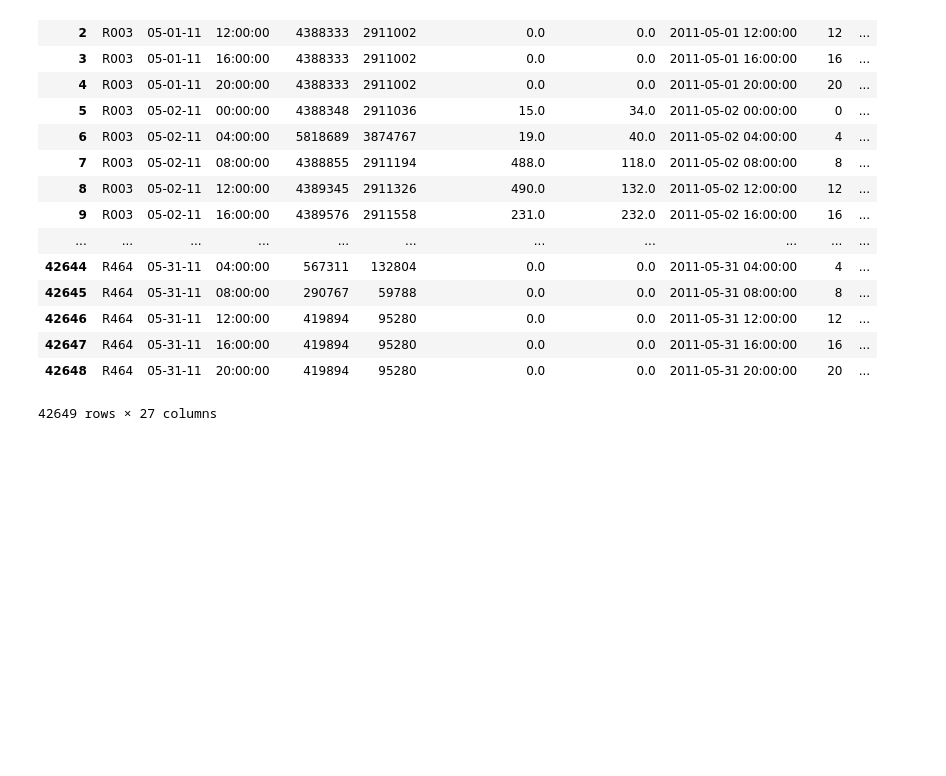
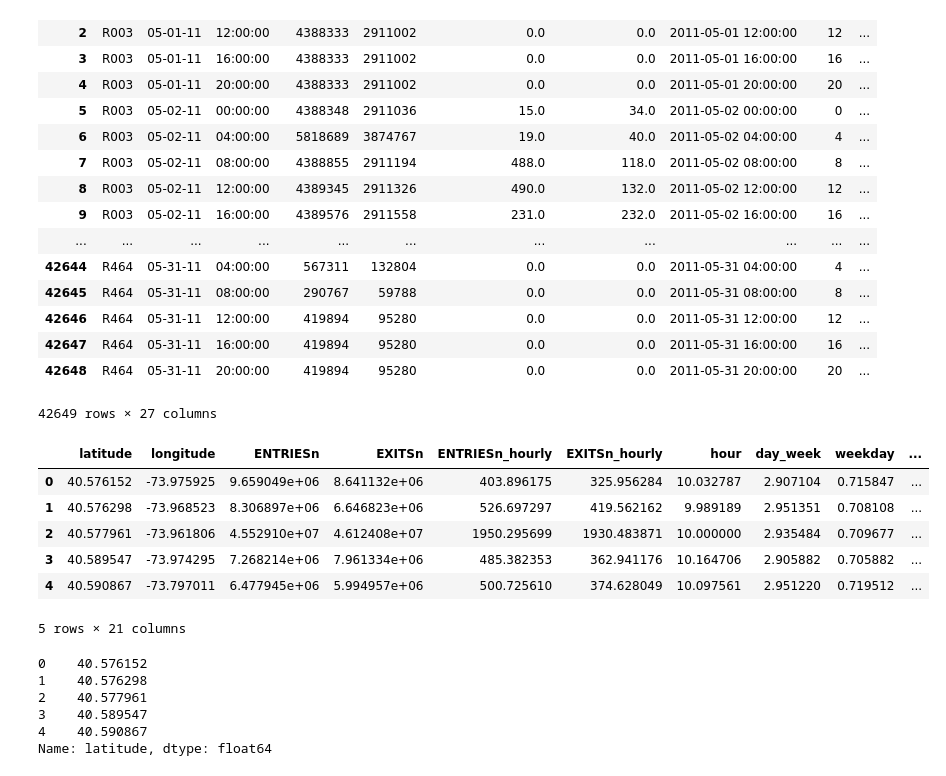
Before and after one commit to elgsantos/analise-de-dados-com-python, a Jupyter notebook: DataFrame_plot.ipynb, the cells around one changed output. Saved outputs shown, nothing was run; the diff lists cells and outputs as text; code cells hidden in the pictures; blank space fills up the shorter version.

```diff
--- a/DataFrame_plot.ipynb
+++ b/DataFrame_plot.ipynb
@@ -75,0 +82,19 @@ subway_df
+# %%
+data_by_location.head()
+# %% [output]
+|  | latitude | longitude | ENTRIESn | EXITSn | ENTRIESn_hourly | EXITSn_hourly | hour | day_week | weekday | ... |
+| 0 | 40.576152 | -73.975925 | 9.659049e+06 | 8.641132e+06 | 403.896175 | 325.956284 | 10.032787 | 2.907104 | 0.715847 | ... |
+| 1 | 40.576298 | -73.968523 | 8.306897e+06 | 6.646823e+06 | 526.697297 | 419.562162 | 9.989189 | 2.951351 | 0.708108 | ... |
+| 2 | 40.577961 | -73.961806 | 4.552910e+07 | 4.612408e+07 | 1950.295699 | 1930.483871 | 10.000000 | 2.935484 | 0.709677 | ... |
+| 3 | 40.589547 | -73.974295 | 7.268214e+06 | 7.961334e+06 | 485.382353 | 362.941176 | 10.164706 | 2.905882 | 0.705882 | ... |
+| 4 | 40.590867 | -73.797011 | 6.477945e+06 | 5.994957e+06 | 500.725610 | 374.628049 | 10.097561 | 2.951220 | 0.719512 | ... |
+5 rows × 21 columns
+# %%
+data_by_location.head()['latitude']
+# %% [output]
+0    40.576152
+1    40.576298
+2    40.577961
+3    40.589547
+4    40.590867
+Name: latitude, dtype: float64
```
Also changed, not shown: parts of 4 cells of this notebook.
